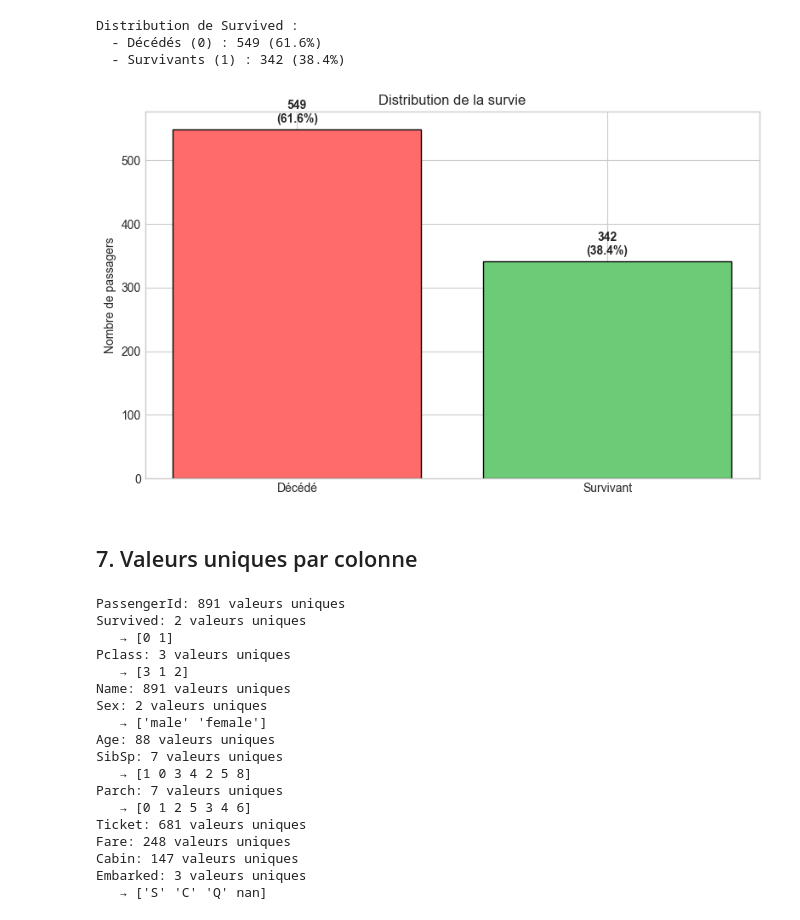
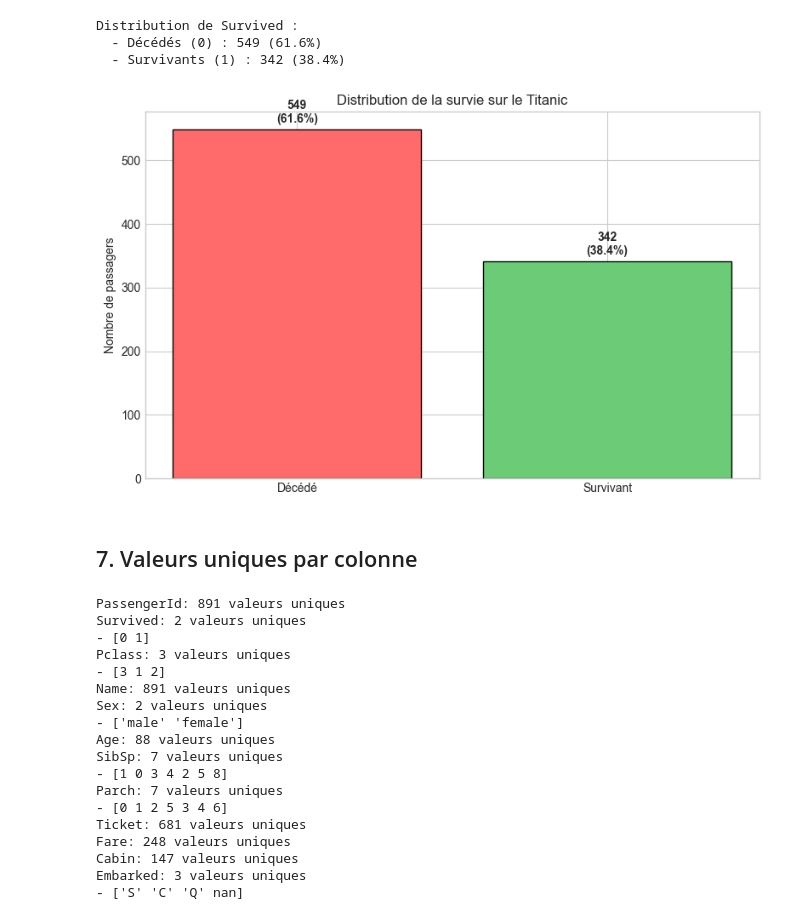
Before and after one commit to MaxMxx/titanic-prog-avance, a Jupyter notebook: notebooks/010_data_exploration.ipynb, the cells around one changed output. Drawn from its saved outputs; the diff is of its cells as text; code cells hidden in the pictures.

```diff
--- a/notebooks/010_data_exploration.ipynb
+++ b/notebooks/010_data_exploration.ipynb
@@ -180,20 +182,25 @@ Valeurs manquantes par colonne :
 | Age | 177 | 19.865320 |
 | Embarked | 2 | 0.224467 |
 # %%
+# Visualisation des valeurs manquantes
 fig, ax = plt.subplots(figsize=(10, 6))
 
+# Filtrer les colonnes avec des valeurs manquantes
 missing_cols = missing_df[missing_df['Valeurs manquantes'] > 0]
 colors = ['#ff6b6b' if pct > 50 else '#ffd93d' if pct > 10 else '#6bcb77'
           for pct in missing_cols['Pourcentage (%)']]
 
+# Création du graphique
 bars = ax.barh(missing_cols.index, missing_cols['Pourcentage (%)'], color=colors)
-ax.set_xlabel('Pourcentage de valeurs manquantes')
-ax.set_title('Valeurs manquantes')
+ax.set_xlabel('Pourcentage de valeurs manquantes (%)')
+ax.set_title('Valeurs manquantes dans le dataset')
 
+# Ajouter les pourcentages sur les barres
 for bar, pct in zip(bars, missing_cols['Pourcentage (%)']):
     ax.text(bar.get_width() + 1, bar.get_y() + bar.get_height()/2,
             f'{pct:.1f}%', va='center')
 
 plt.tight_layout()
+plt.savefig('../reports/figures/missing_values.png', dpi=150, bbox_inches='tight')
 plt.show()
 # %% [output]
@@ -212,48 +221,55 @@ Distribution de Survived :
   - Décédés (0) : 549 (61.6%)
   - Survivants (1) : 342 (38.4%)
 # %%
+# Visualisation
 fig, ax = plt.subplots(figsize=(8, 5))
 
+# Couleurs et labels
 colors = ['#ff6b6b', '#6bcb77']
 labels = ['Décédé', 'Survivant']
 
+# Création des barres
 bars = ax.bar(labels, survived_counts.values, color=colors, edgecolor='black')
 ax.set_ylabel('Nombre de passagers')
-ax.set_title('Distribution de la survie')
+ax.set_title('Distribution de la survie sur le Titanic')
 
+# Ajouter les valeurs sur les barres
 for bar, count, pct in zip(bars, survived_counts.values, survived_pct.values):
     ax.text(bar.get_x() + bar.get_width()/2, bar.get_height() + 10,
             f'{count}\n({pct:.1f}%)', ha='center', fontweight='bold')
 
 plt.tight_layout()
+plt.savefig('../reports/figures/survival_distribution.png', dpi=150, bbox_inches='tight')
 plt.show()
 # %% [output]
-[figure, old version]
+[figure, new version]
 # %% [markdown]
 ## 7. Valeurs uniques par colonne
 # %%
+# Nombre de valeurs uniques
 for col in train_df.columns:
     n_unique = train_df[col].nunique()
     print(f"{col}: {n_unique} valeurs uniques")
 
+    # Afficher les valeurs si peu nombreuses
     if n_unique <= 10:
-        print(f"   → {train_df[col].unique()}")
+        print(f"- {train_df[col].unique()}")
 # %% [output]
 PassengerId: 891 valeurs uniques
 Survived: 2 valeurs uniques
-   → [0 1]
+- [0 1]
 Pclass: 3 valeurs uniques
-   → [3 1 2]
+- [3 1 2]
 Name: 891 valeurs uniques
 Sex: 2 valeurs uniques
-   → ['male' 'female']
+- ['male' 'female']
 Age: 88 valeurs uniques
 SibSp: 7 valeurs uniques
-   → [1 0 3 4 2 5 8]
+- [1 0 3 4 2 5 8]
 Parch: 7 valeurs uniques
-   → [0 1 2 5 3 4 6]
+- [0 1 2 5 3 4 6]
 Ticket: 681 valeurs uniques
 Fare: 248 valeurs uniques
 Cabin: 147 valeurs uniques
 Embarked: 3 valeurs uniques
-   → ['S' 'C' 'Q' nan]
+- ['S' 'C' 'Q' nan]
```
Also changed, not shown: parts of 4 cells of this notebook, 2 other files.
